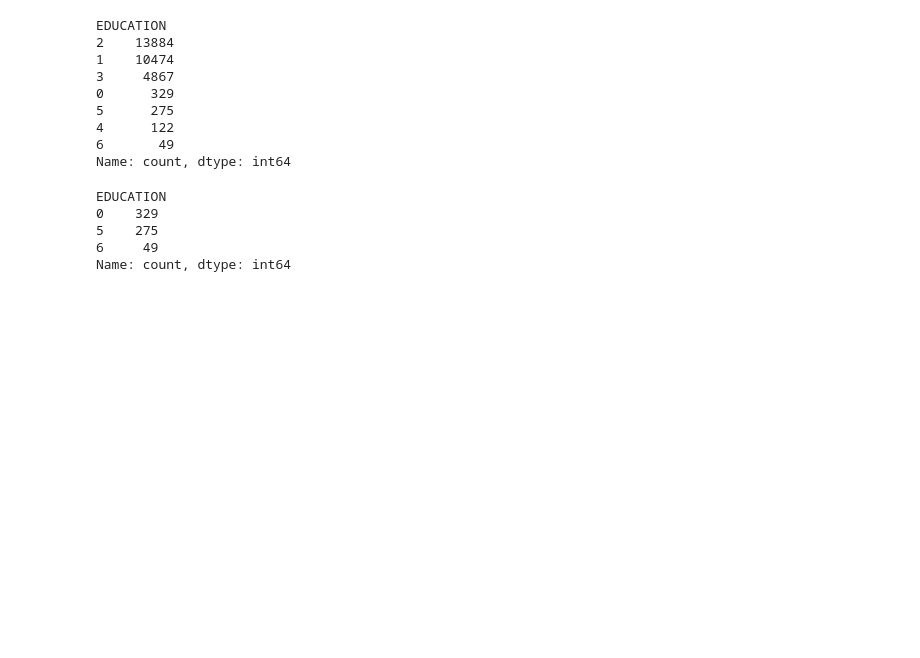
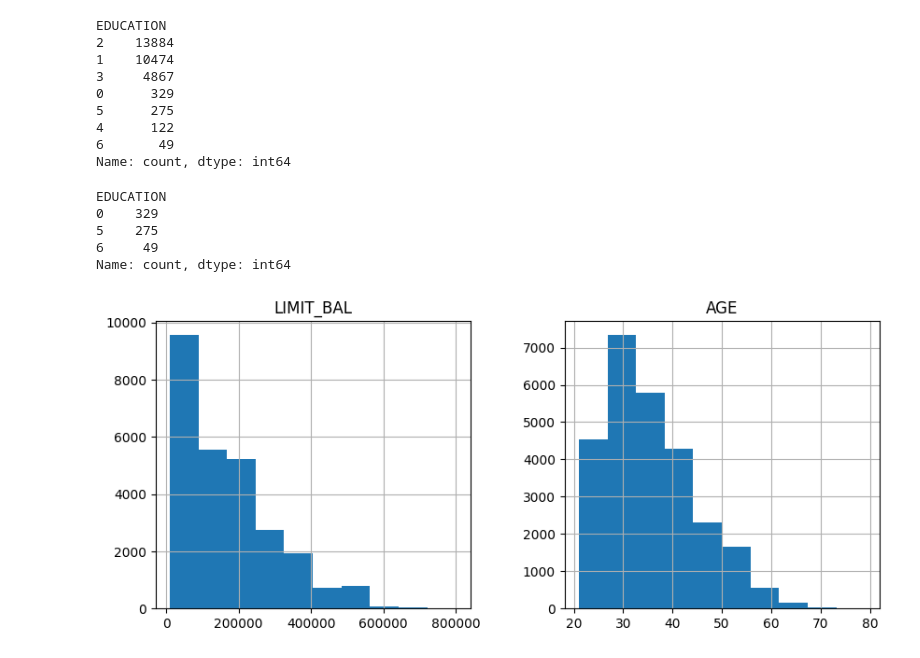
Before and after one commit to nikhilnjha/DS_Projects_with_Python, a Jupyter notebook: analysis.ipynb, the cells around one changed output. Saved outputs shown, nothing was run; the diff lists cells and outputs as text; code cells hidden in the pictures; blank space fills up the shorter version.

```diff
--- a/analysis.ipynb
+++ b/analysis.ipynb
@@ -285,0 +289,7 @@ Name: count, dtype: int64
+# %%
+df_clean_2 = pd.read_csv("Data/df_clean_2.csv")
+# %%
+df_clean_2[['LIMIT_BAL','AGE']].hist(figsize=(10,4))
+plt.show()
+# %% [output]
+[figure, added]
```
Also changed, not shown: parts of 9 cells of this notebook, 1 other file.
